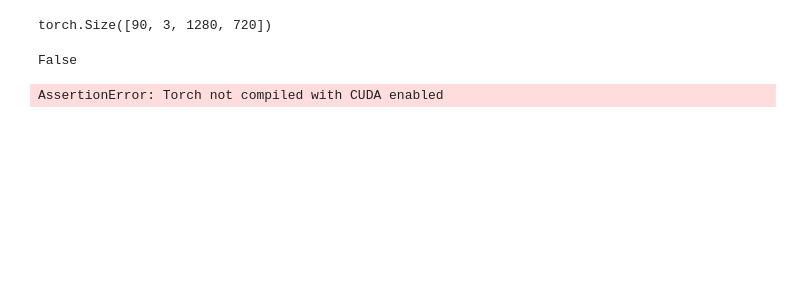
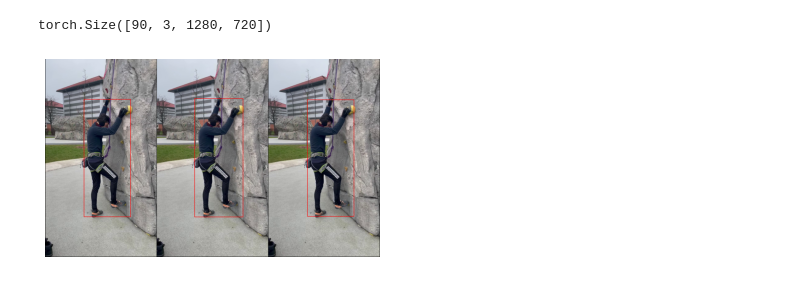
Before and after one commit to 2food/APEC, a Jupyter notebook: meva.ipynb, the cells around one changed output. Drawn from its saved outputs; the diff is of its cells as text; code cells hidden in the pictures; blank space fills up the shorter version.

```diff
--- a/meva.ipynb
+++ b/meva.ipynb
@@ -10,11 +10,7 @@ import matplotlib.pyplot as plt
 # %%
 def imshow(inp, title=None):
     """Imshow for Tensor."""
-    inp = inp.numpy()#.transpose((1, 2, 0))
-    mean = np.array([0.485, 0.456, 0.406])
-    std = np.array([0.229, 0.224, 0.225])
-    #inp = std * inp + mean
-    #inp = np.clip(inp, 0, 1)
+    inp = torchvision.transforms.functional.to_pil_image(inp)
     plt.imshow(inp)
     plt.axis('off')
     if title is not None:
@@ -46,11 +43,22 @@ frames.shape
 torch.Size([90, 3, 1280, 720])
 # %%
 det = torchvision.models.detection.fasterrcnn_resnet50_fpn(pretrained=True)
-# %%
-torch.cuda.is_available()
-# %% [output]
-False
-# %%
-torch.zeros(1).cuda()
-# %% [output]
-AssertionError: Torch not compiled with CUDA enabled
+# %%
+if 'pred' in globals():
+    del pred
+det.eval()
+inputframes = frames[0:3]
+pred = det(inputframes)
+#pred
+# %%
+def draw_best_box(frames, preds):
+    imgs = []
+    for f, p in zip(frames, preds):
+        uint_inputframe = torchvision.transforms.functional.convert_image_dtype(f, torch.uint8)
+        wboxes = torchvision.utils.draw_bounding_boxes(uint_inputframe, p['boxes'][0:1], colors=['red'], width=3)
+        imgs.append(wboxes)
+    return torchvision.utils.make_grid(imgs)
+
+imshow(draw_best_box(inputframes, pred))
+# %% [output]
+[figure, added]
```
Also changed, not shown: parts of 1 cell of this notebook, 2 other files.
